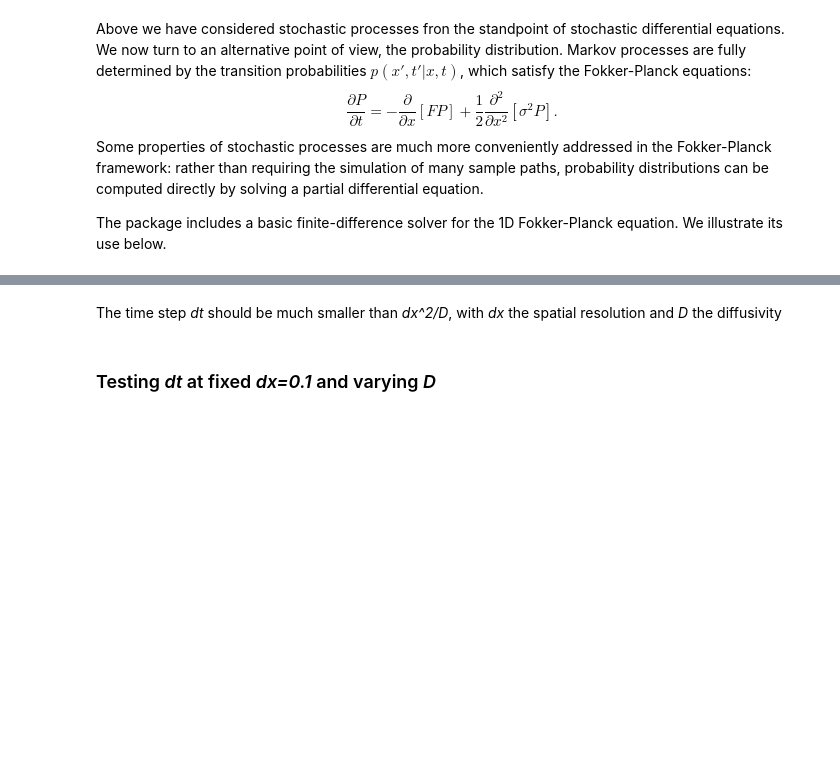
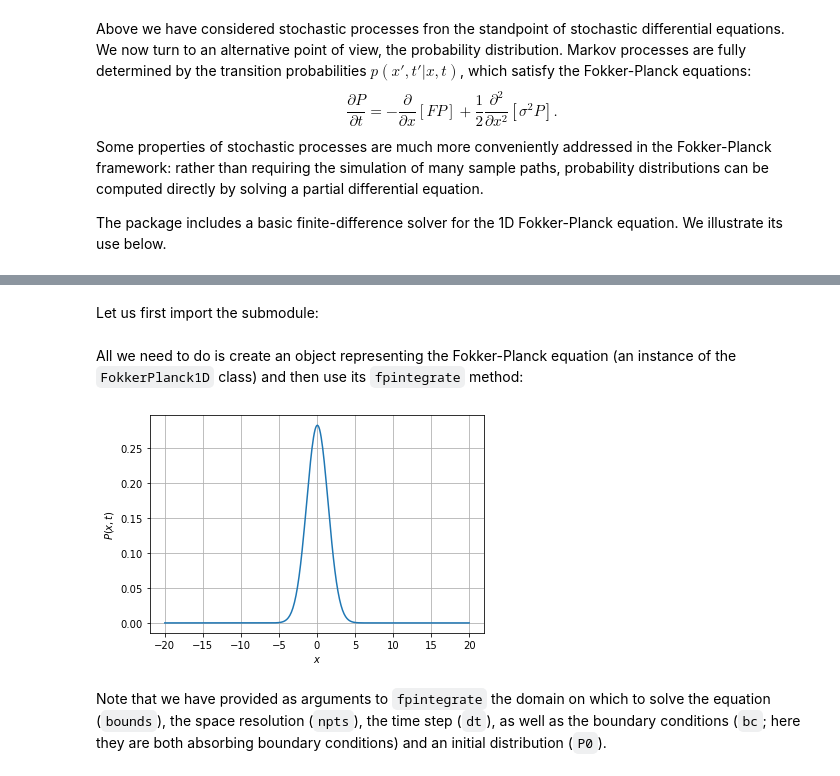
Before and after one commit to cbherbert/stochrare, a Jupyter notebook: demo/Diffusion1D.ipynb, the cells around one changed output, grey strips where cells are left out. Cells and saved outputs as stored; diff of their text form; code cells hidden in the pictures; blank space fills up the shorter version.

```diff
--- a/demo/Diffusion1D.ipynb
+++ b/demo/Diffusion1D.ipynb
@@ -147,4 +145,2 @@ We illustrate its use below.
-# %% [markdown]
-The time step *dt* should be much smaller than *dx^2/D*, with *dx* the spatial resolution and *D* the diffusivity
-# %% [markdown]
-### Testing *dt* at fixed *dx=0.1* and varying *D*
+# %% [markdown]
+Let us first import the submodule:
@@ -150,0 +149,10 @@ The time step *dt* should be much smaller than *dx^2/D*, with *dx* the spatial r
+# %% [markdown]
+All we need to do is create an object representing the Fokker-Planck equation (an instance of the `FokkerPlanck1D` class) and then use its `fpintegrate` method:
+# %%
+fpe = fp.FokkerPlanck1D(lambda x, t: 0, 1)
+t, X, P = fpe.fpintegrate(0, 1, dt=0.001, npts=400, bounds=(-20., 20.), P0='dirac', bc=('absorbing', 'absorbing'))
+pdf_plot1d((np.array(X), np.array(P)), legend=False);
+# %% [output]
+[figure, added]
+# %% [markdown]
+Note that we have provided as arguments to `fpintegrate` the domain on which to solve the equation (`bounds`), the space resolution (`npts`), the time step (`dt`), as well as the boundary conditions (`bc`; here they are both absorbing boundary conditions) and an initial distribution (`P0`).
```
Also changed, not shown: parts of 31 cells of this notebook, 1 other file.
